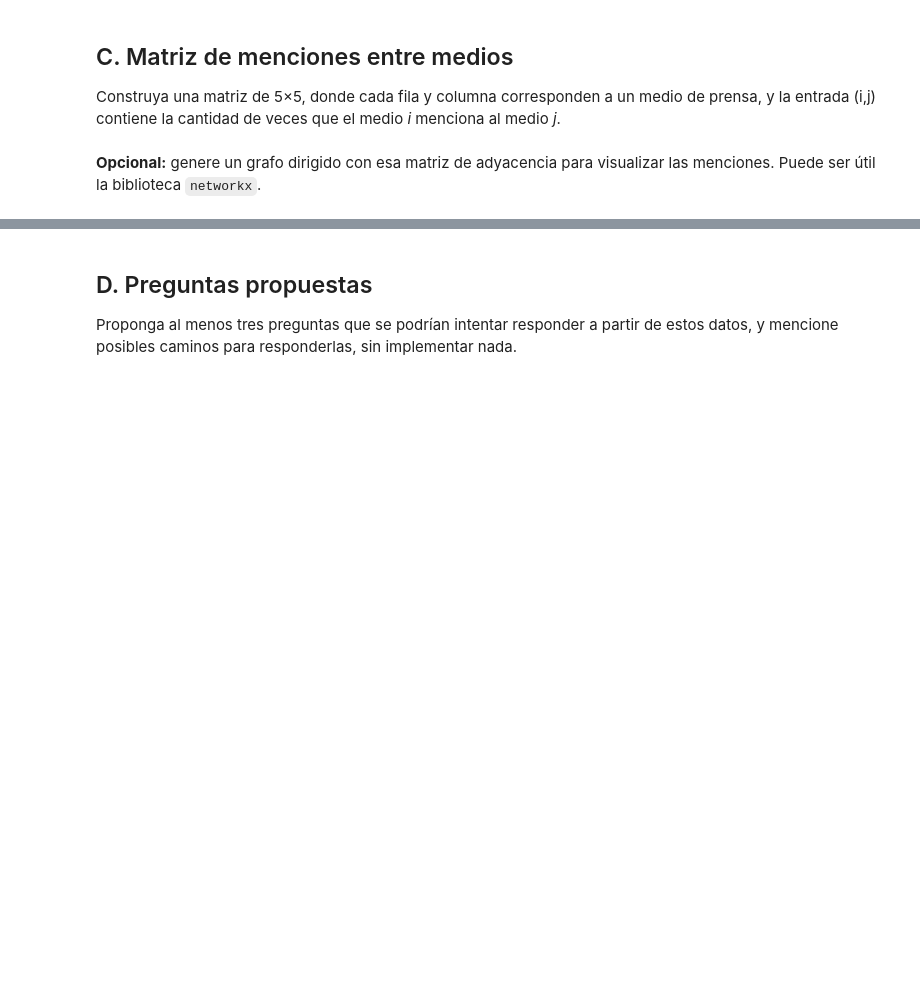
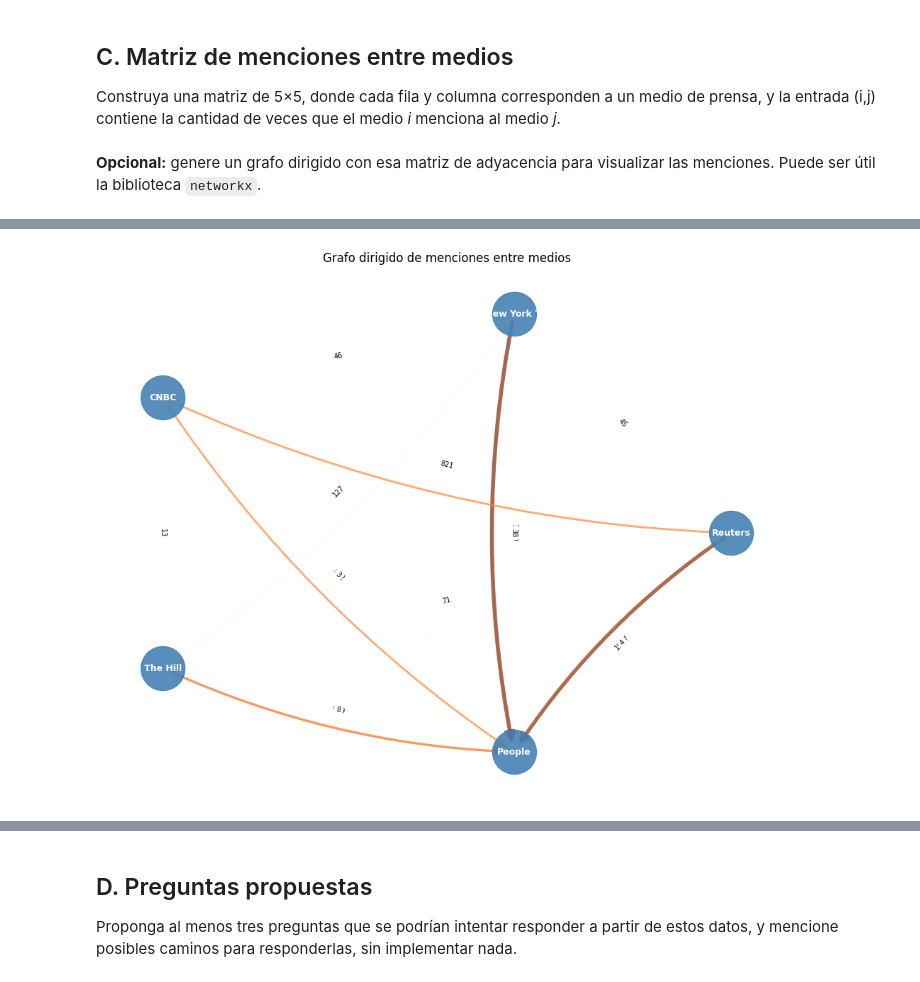
Before and after one commit to SDP-data/IntroCD_LAB1_2026, a Jupyter notebook: Tarea_1/2026_template_tarea1.ipynb, the cells around one changed output, grey strips where cells are left out. Saved outputs shown, nothing was run; the diff lists cells and outputs as text; code cells hidden in the pictures; blank space fills up the shorter version.

```diff
--- a/Tarea_1/2026_template_tarea1.ipynb
+++ b/Tarea_1/2026_template_tarea1.ipynb
@@ -585,3 +614,38 @@ Construya una matriz de 5×5, donde cada fila y columna corresponden a un medio
 # %%
-# Opcional: Genere un grafo dirigido con la matriz de adyacencia para visualizar las menciones.
-# Puede ser útil la biblioteca networkx.
+G = nx.DiGraph()
+G.add_nodes_from(top_5_publications)
+
+for source in top_5_publications:
+    for target in top_5_publications:
+        if source != target:
+            weight = mentions_matrix.loc[source, target]
+            if weight > 0:
+                G.add_edge(source, target, weight=weight)
+
+weights = [G[u][v]["weight"] for u, v in G.edges()]
+max_w = max(weights)
+
+plt.figure(figsize=(10, 8))
+pos = nx.circular_layout(G)
+
+nx.draw_networkx_nodes(G, pos, node_size=2000, node_color="steelblue", alpha=0.9)
+nx.draw_networkx_labels(G, pos, font_size=9, font_color="white", font_weight="bold")
+nx.draw_networkx_edges(
+    G, pos,
+    width=[4 * w / max_w for w in weights],
+    alpha=0.7,
+    edge_color=weights,
+    edge_cmap=plt.cm.Oranges,
+    arrows=True,
+    arrowsize=20,
+    connectionstyle="arc3,rad=0.1",
+)
+edge_labels = {(u, v): G[u][v]["weight"] for u, v in G.edges()}
+nx.draw_networkx_edge_labels(G, pos, edge_labels=edge_labels, font_size=7)
+
+plt.title("Grafo dirigido de menciones entre medios")
+plt.axis("off")
+plt.tight_layout()
+plt.show()
+# %% [output]
+[figure, added]
```
Also changed, not shown: parts of 2 cells of this notebook.
